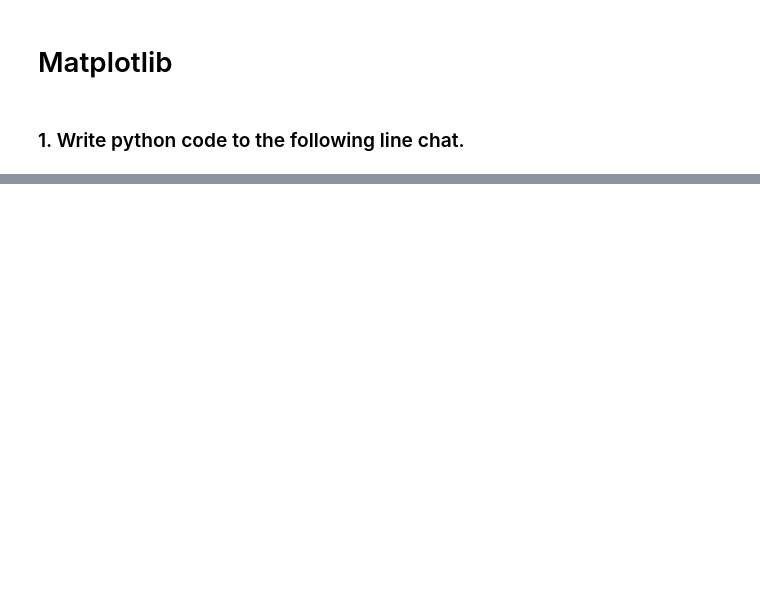
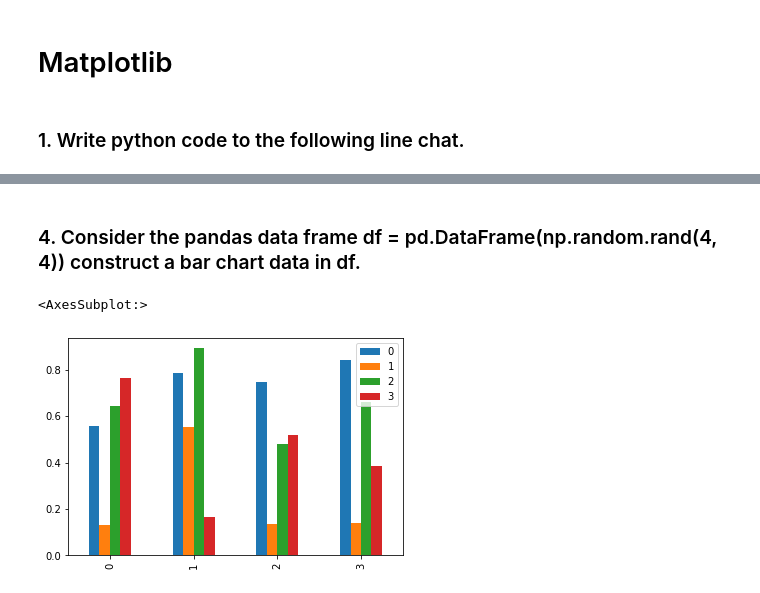
Before and after one commit to Hrithik2212/Python-Advanced-, a Jupyter notebook: DA lab/Ass9.ipynb, the cells around one changed output, grey strips where cells are left out. Cells and saved outputs as stored; diff of their text form; code cells hidden in the pictures; blank space fills up the shorter version.

```diff
--- a/DA lab/Ass9.ipynb
+++ b/DA lab/Ass9.ipynb
@@ -19,0 +65,8 @@ plt.ylim(0,25)
+# %% [markdown]
+### 4. Consider the pandas data frame df = pd.DataFrame(np.random.rand(4, 4)) construct a bar chart data in df.
+# %%
+df = pd.DataFrame(np.random.rand(4, 4))
+df.plot.bar()
+# %% [output]
+<AxesSubplot:>
+[figure, added]
```
Also changed, not shown: parts of 7 cells of this notebook.
